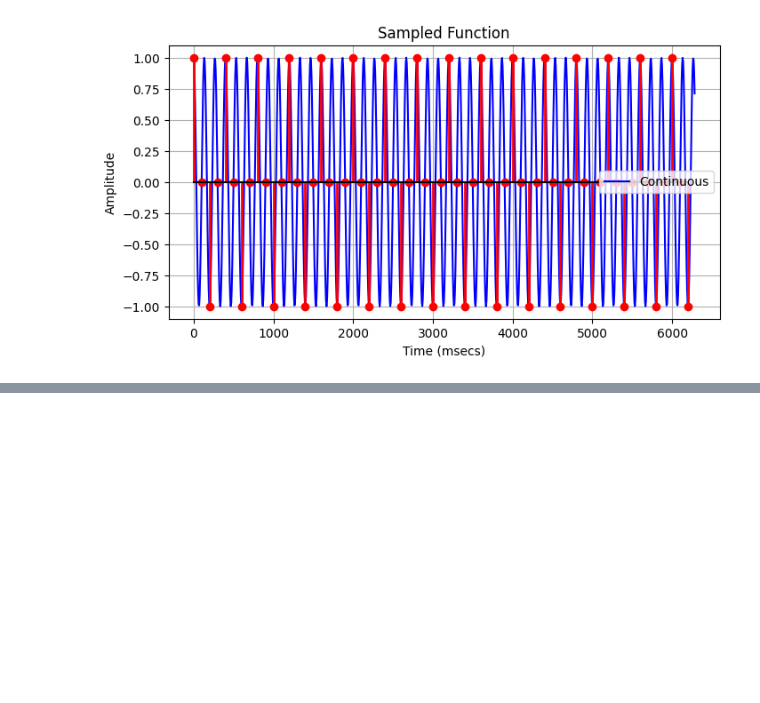
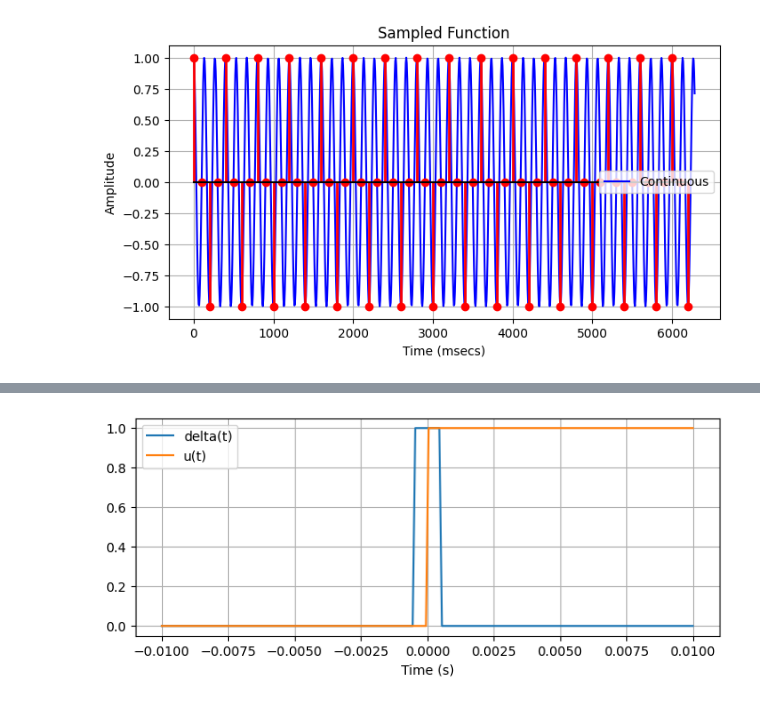
Before and after one commit to RyanL72/CSDS_364, a Jupyter notebook: Assignment_A3a/A3a_rhl72.ipynb, the cells around one changed output, grey strips where cells are left out. Saved outputs shown, nothing was run; the diff lists cells and outputs as text; code cells hidden in the pictures; blank space fills up the shorter version.

```diff
--- a/Assignment_A3a/A3a_rhl72.ipynb
+++ b/Assignment_A3a/A3a_rhl72.ipynb
@@ -39,0 +73,12 @@ plot_sampled_function(lambda t, **kw: np.cos(2*np.pi*7.5*t), fs=10, tlim=(0, 2*n
+# %%
+# Example plots:
+t = np.linspace(-0.01, 0.01, 200)
+plt.figure(figsize=(8,3))
+plt.plot(t, delta(t, fs=1000), label="delta(t)")
+plt.plot(t, u(t), label="u(t)")
+plt.xlabel("Time (s)")
+plt.legend()
+plt.grid(True)
+plt.show()
+# %% [output]
+[figure, added]
```
Also changed, not shown: parts of 3 cells of this notebook, 1 other file.
